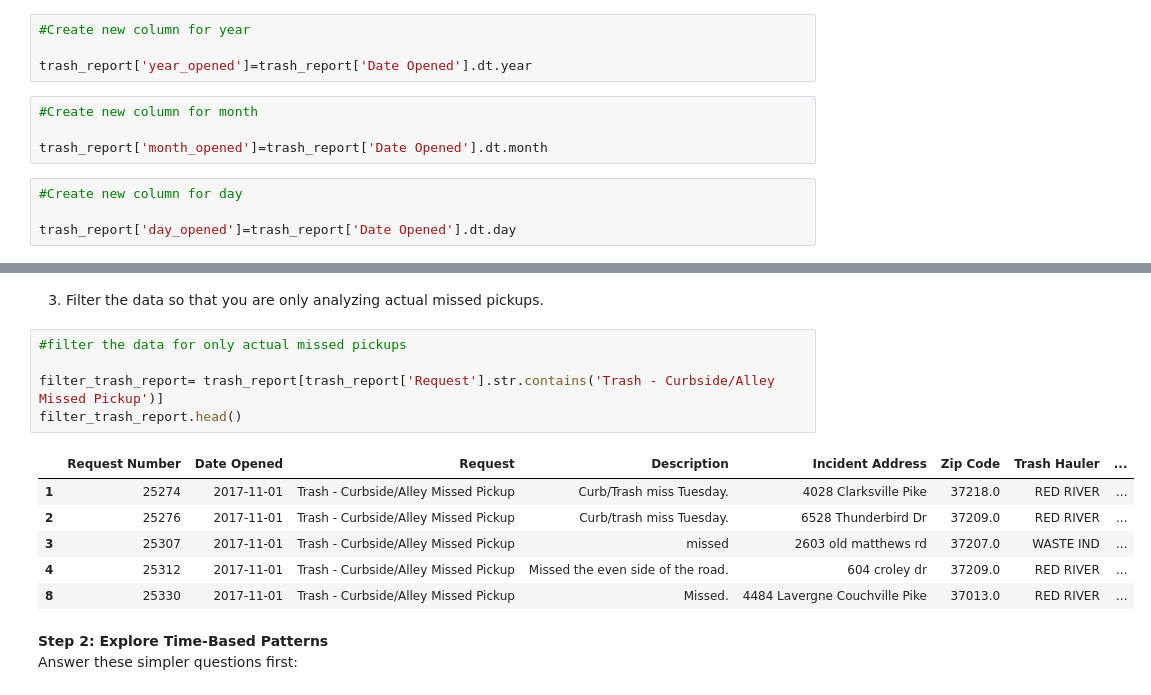
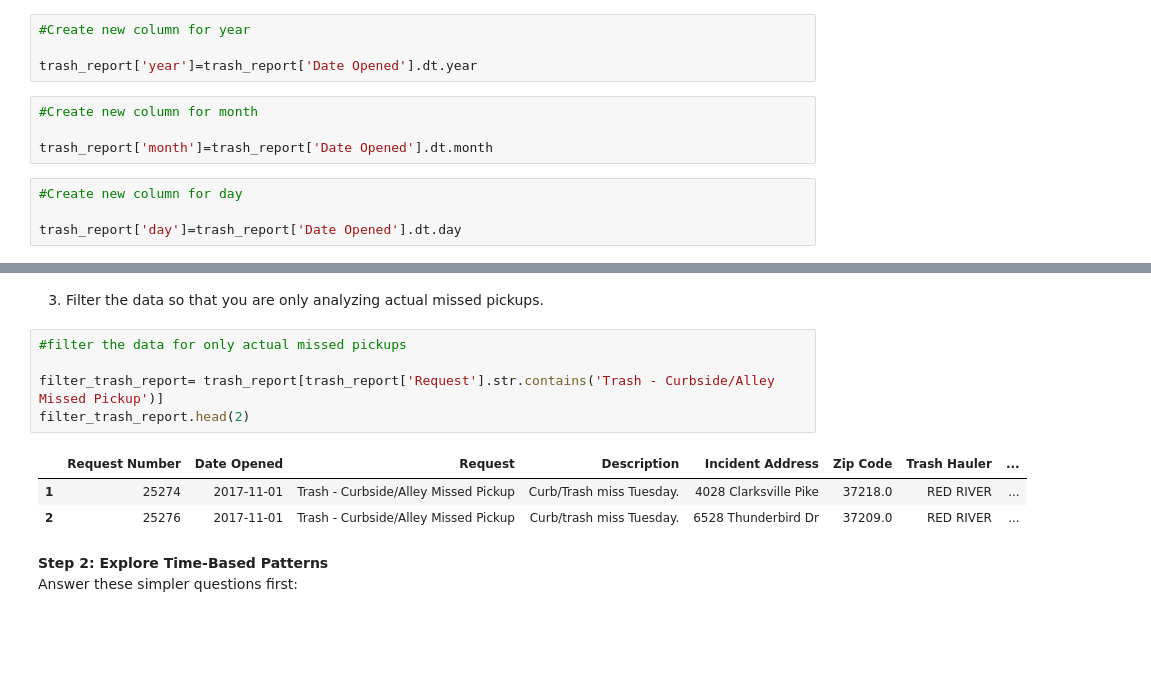
Before and after one commit to nss-data-science-cohort-9/trash-pickups-ADoddala, a Jupyter notebook: notebooks/trash_pickup_datetime_excercise.ipynb, the cells around one changed output, grey strips where cells are left out. Drawn from its saved outputs; the diff is of its cells as text; blank space fills up the shorter version.

```diff
--- a/notebooks/trash_pickup_datetime_excercise.ipynb
+++ b/notebooks/trash_pickup_datetime_excercise.ipynb
@@ -81,15 +81,15 @@ memory usage: 2.0+ MB
 # %%
 #Create new column for year
 
-trash_report['year_opened']=trash_report['Date Opened'].dt.year
+trash_report['year']=trash_report['Date Opened'].dt.year
 # %%
 #Create new column for month
 
-trash_report['month_opened']=trash_report['Date Opened'].dt.month
+trash_report['month']=trash_report['Date Opened'].dt.month
 # %%
 #Create new column for day
 
-trash_report['day_opened']=trash_report['Date Opened'].dt.day
+trash_report['day']=trash_report['Date Opened'].dt.day
 # %%
 #Create new column for day of the week
 
@@ -99,15 +99,12 @@ trash_report['day_of_week']= trash_report['Date Opened'].dt.day_name()
 # %%
 #filter the data for only actual missed pickups
 
 filter_trash_report= trash_report[trash_report['Request'].str.contains('Trash - Curbside/Alley Missed Pickup')]
-filter_trash_report.head()
+filter_trash_report.head(2)
 # %% [output]
 |  | Request Number | Date Opened | Request | Description | Incident Address | Zip Code | Trash Hauler | ... |
 | 1 | 25274 | 2017-11-01 | Trash - Curbside/Alley Missed Pickup | Curb/Trash miss Tuesday. | 4028 Clarksville Pike | 37218.0 | RED RIVER | ... |
 | 2 | 25276 | 2017-11-01 | Trash - Curbside/Alley Missed Pickup | Curb/trash miss Tuesday. | 6528 Thunderbird Dr | 37209.0 | RED RIVER | ... |
-| 3 | 25307 | 2017-11-01 | Trash - Curbside/Alley Missed Pickup | missed | 2603 old matthews rd | 37207.0 | WASTE IND | ... |
-| 4 | 25312 | 2017-11-01 | Trash - Curbside/Alley Missed Pickup | Missed the even side of the road. | 604 croley dr | 37209.0 | RED RIVER | ... |
-| 8 | 25330 | 2017-11-01 | Trash - Curbside/Alley Missed Pickup | Missed. | 4484 Lavergne Couchville Pike | 37013.0 | RED RIVER | ... |
 # %% [markdown]
 **Step 2: Explore Time-Based Patterns**
 Answer these simpler questions first:
```
Also changed, not shown: parts of 21 cells of this notebook.
